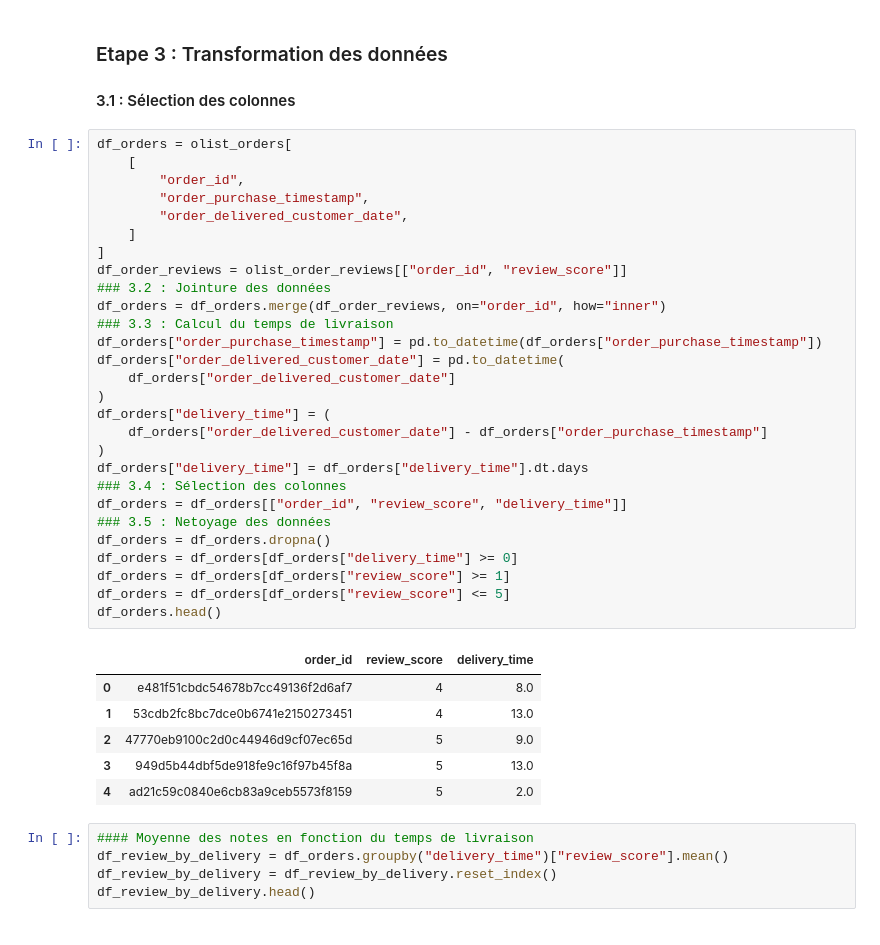
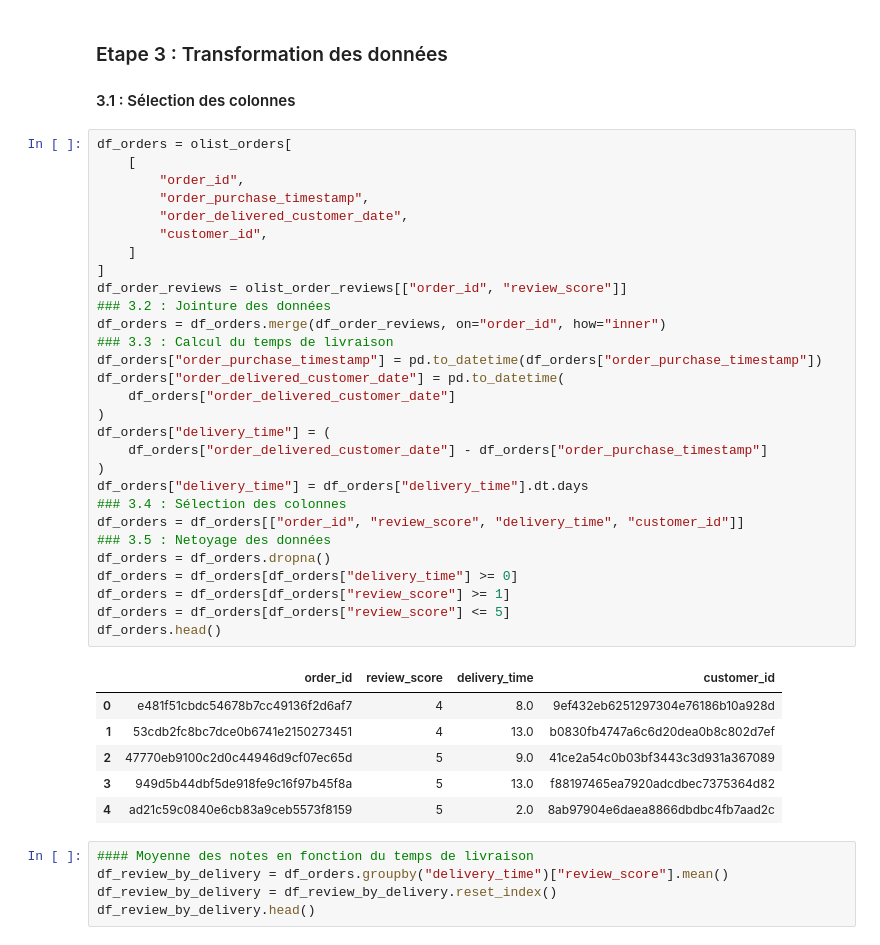
Before and after one commit to CooBsCa/DataCentric, a Jupyter notebook: data_centric_clement.ipynb, the cells around one changed output. Cells and saved outputs as stored; diff of their text form.

```diff
--- a/data_centric_clement.ipynb
+++ b/data_centric_clement.ipynb
@@ -100,38 +100,39 @@ Pour cette analyse, nous allons utiliser les données suivantes :
 # %%
 df_orders = olist_orders[
     [
         "order_id",
         "order_purchase_timestamp",
         "order_delivered_customer_date",
+        "customer_id",
     ]
 ]
 df_order_reviews = olist_order_reviews[["order_id", "review_score"]]
 ### 3.2 : Jointure des données
 df_orders = df_orders.merge(df_order_reviews, on="order_id", how="inner")
 ### 3.3 : Calcul du temps de livraison
 df_orders["order_purchase_timestamp"] = pd.to_datetime(df_orders["order_purchase_timestamp"])
 df_orders["order_delivered_customer_date"] = pd.to_datetime(
     df_orders["order_delivered_customer_date"]
 )
 df_orders["delivery_time"] = (
     df_orders["order_delivered_customer_date"] - df_orders["order_purchase_timestamp"]
 )
 df_orders["delivery_time"] = df_orders["delivery_time"].dt.days
 ### 3.4 : Sélection des colonnes
-df_orders = df_orders[["order_id", "review_score", "delivery_time"]]
+df_orders = df_orders[["order_id", "review_score", "delivery_time", "customer_id"]]
 ### 3.5 : Netoyage des données
 df_orders = df_orders.dropna()
 df_orders = df_orders[df_orders["delivery_time"] >= 0]
 df_orders = df_orders[df_orders["review_score"] >= 1]
 df_orders = df_orders[df_orders["review_score"] <= 5]
 df_orders.head()
 # %% [output]
-|  | order_id | review_score | delivery_time |
-| 0 | e481f51cbdc54678b7cc49136f2d6af7 | 4 | 8.0 |
-| 1 | 53cdb2fc8bc7dce0b6741e2150273451 | 4 | 13.0 |
-| 2 | 47770eb9100c2d0c44946d9cf07ec65d | 5 | 9.0 |
-| 3 | 949d5b44dbf5de918fe9c16f97b45f8a | 5 | 13.0 |
-| 4 | ad21c59c0840e6cb83a9ceb5573f8159 | 5 | 2.0 |
+|  | order_id | review_score | delivery_time | customer_id |
+| 0 | e481f51cbdc54678b7cc49136f2d6af7 | 4 | 8.0 | 9ef432eb6251297304e76186b10a928d |
+| 1 | 53cdb2fc8bc7dce0b6741e2150273451 | 4 | 13.0 | b0830fb4747a6c6d20dea0b8c802d7ef |
+| 2 | 47770eb9100c2d0c44946d9cf07ec65d | 5 | 9.0 | 41ce2a54c0b03bf3443c3d931a367089 |
+| 3 | 949d5b44dbf5de918fe9c16f97b45f8a | 5 | 13.0 | f88197465ea7920adcdbec7375364d82 |
+| 4 | ad21c59c0840e6cb83a9ceb5573f8159 | 5 | 2.0 | 8ab97904e6daea8866dbdbc4fb7aad2c |
 # %%
 #### Moyenne des notes en fonction du temps de livraison
 df_review_by_delivery = df_orders.groupby("delivery_time")["review_score"].mean()
```
Also changed, not shown: parts of 9 cells of this notebook, 2 other files.
